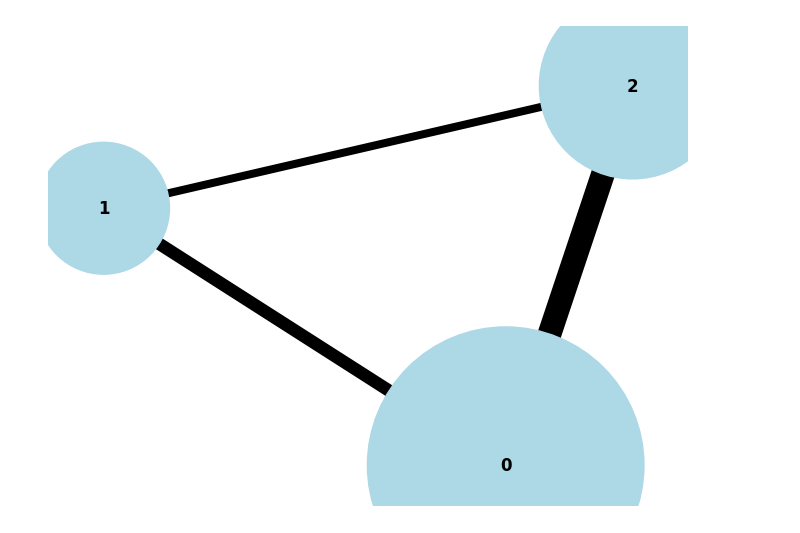
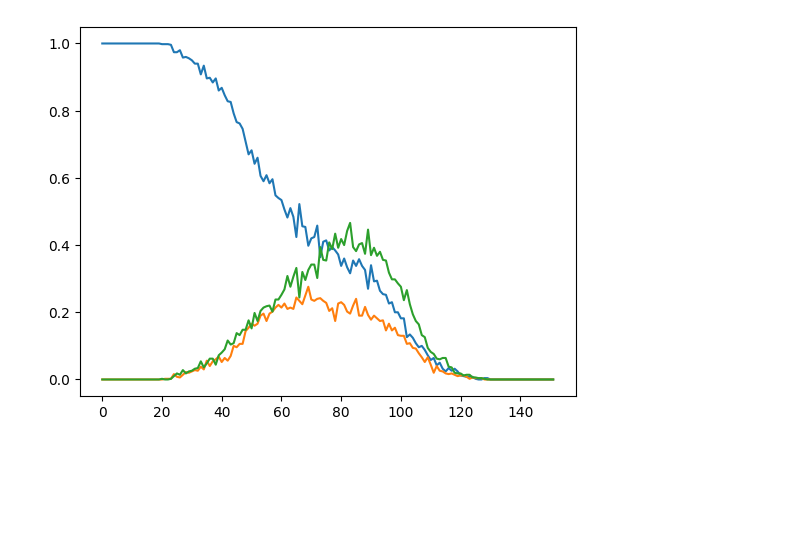
Before and after one commit to UNC-Knight-Lab/prism, a Jupyter notebook: main_nb.ipynb, the cells around one changed output. Cells and saved outputs as stored; diff of their text form; code cells hidden in the pictures; blank space fills up the shorter version.

```diff
--- a/main_nb.ipynb
+++ b/main_nb.ipynb
@@ -6,14 +6,24 @@ from matplotlib import pyplot as plt
 import matplotlib.colors as mcolors
 import pandas as pd
 # %%
+# feed_ratios = np.array([
+#     [17.6, 0., 0.],
+#     [11.3, 0.48, 0.85],
+#     [6.8, 1.15, 1.77],
+#     [7.3, 2.11, 2.58],
+#     [9.8, 4.16, 6.78],
+#     [7.0, 2.71, 5.53],
+#     [19.9, 7.58, 18.48],
+# ])
+
 feed_ratios = np.array([
-    [17.6, 0., 0.],
-    [11.3, 0.48, 0.85],
-    [6.8, 1.15, 1.77],
-    [7.3, 2.11, 2.58],
-    [9.8, 4.16, 6.78],
-    [7.0, 2.71, 5.53],
-    [19.9, 7.58, 18.48],
+    [30.5, 0., 0.],
+    [14.2, 0.61, 0.77],
+    [7.8, 2.06, 2.39],
+    [6.6, 3.72, 4.16],
+    [3.9, 2.36, 4.66],
+    [2.9, 1.87, 3.86],
+    [3.2, 2.21, 4.72],
 ])
 
 r_matrix = np.array([
@@ -51,14 +73,14 @@ KeyboardInterrupt:
 # %%
 import analysis_functions.sequence_statistics
 import importlib
 importlib.reload(analysis_functions.sequence_statistics)
 from analysis_functions.sequence_statistics import ChainLengthDispersity, MonomerFrequency, ConstructGraph
 
 masses = np.array([87.12, 396.53])
 
-m = ConstructGraph(all_seqs, 3)
-# m.get_distribution(masses)
-m.get_graph()
+m = MonomerFrequency(all_seqs, 3)
+m.plot_frequency()
+# m.get_graph()
 # %% [output]
-[figure, old version]
+[figure, new version]
 # %%
```
Also changed, not shown: parts of 3 cells of this notebook, 3 other files.
